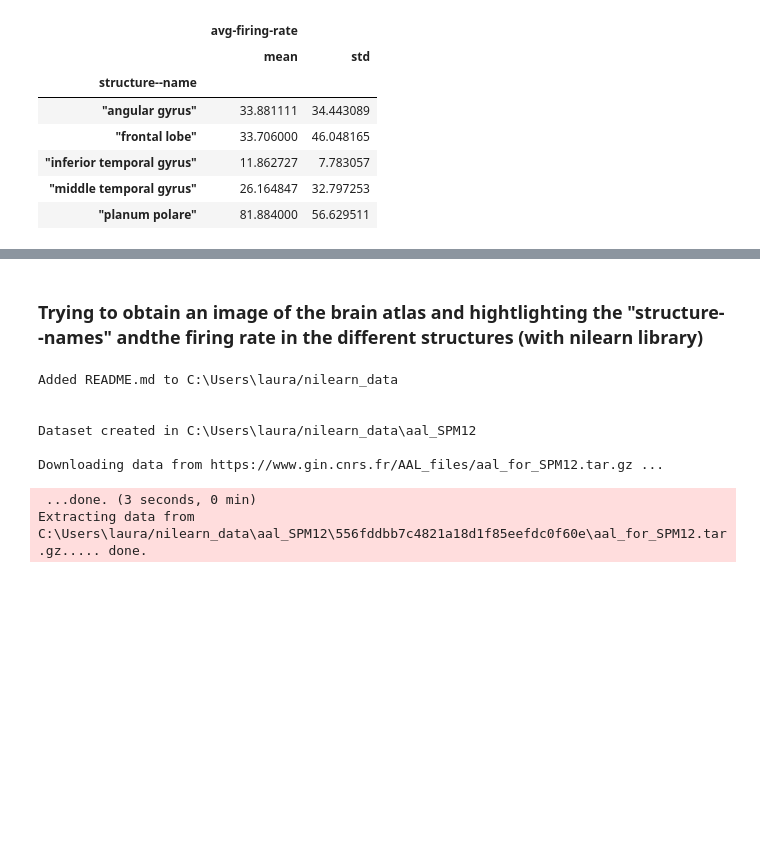
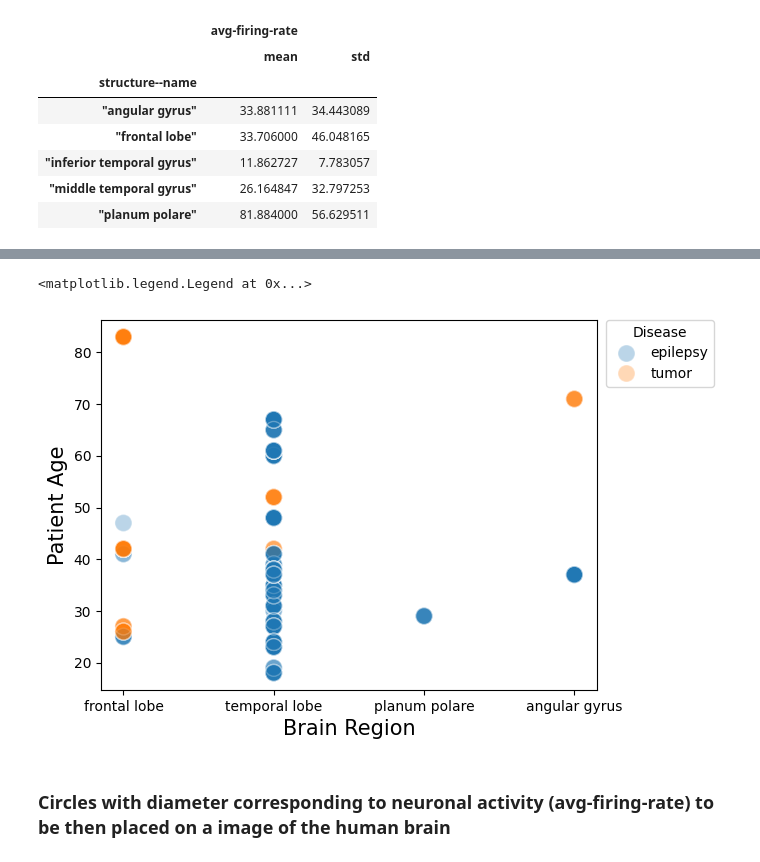
Before and after one commit to LauraMonni1/Project_Human-Brain-Neurons-Analysis, a Jupyter notebook: notebooks/Draft_human_all.ipynb, the cells around one changed output, grey strips where cells are left out. Saved outputs shown, nothing was run; the diff lists cells and outputs as text; code cells hidden in the pictures; blank space fills up the shorter version.

```diff
--- a/notebooks/Draft_human_all.ipynb
+++ b/notebooks/Draft_human_all.ipynb
@@ -367,4 +461,13 @@ df_firing_region_disease
+# %%
+point_age_region = sns.scatterplot(data=df, x="structure--name", y="donor--age", hue = "donor--disease-state", s=150, alpha = 0.3)
+# (alpha = transparency, the more the data points overlap, the more is the contrast of the scatter points
+point_age_region.set_xlabel("Brain Region", fontsize=15)
+point_age_region.set_ylabel("Patient Age", fontsize=15)
+plt.legend(title = "Disease", prop = {"size" : 10}, bbox_to_anchor=(1.25, 0.91), loc = "center right")
+# %% [output]
+<matplotlib.legend.Legend at 0x...>
+[figure, added]
 # %% [markdown]
-### Trying to obtain an image of the brain atlas and hightlighting the "structure--names" andthe firing rate in the different structures (with nilearn library)
+### Circles with diameter corresponding to neuronal activity (avg-firing-rate) to be then placed on a image of the human brain
 # %%
 import nilearn.datasets
@@ -371,12 +474,0 @@ import nilearn.datasets
-# %%
-atlas_aal = datasets.fetch_atlas_aal(version='SPM12', verbose=1)  # downloading the brain atlas
-atlas_img = atlas_aal.maps  # downloading the atlas image
-# %% [output]
-Added README.md to C:\Users\laura/nilearn_data
-
-
-Dataset created in C:\Users\laura/nilearn_data\aal_SPM12
-
-Downloading data from https://www.gin.cnrs.fr/AAL_files/aal_for_SPM12.tar.gz ...
- ...done. (3 seconds, 0 min)
-Extracting data from C:\Users\laura/nilearn_data\aal_SPM12\556fddbb7c4821a18d1f85eefdc0f60e\aal_for_SPM12.tar.gz..... done.
```
Also changed, not shown: parts of 43 cells of this notebook, 3 other files.
